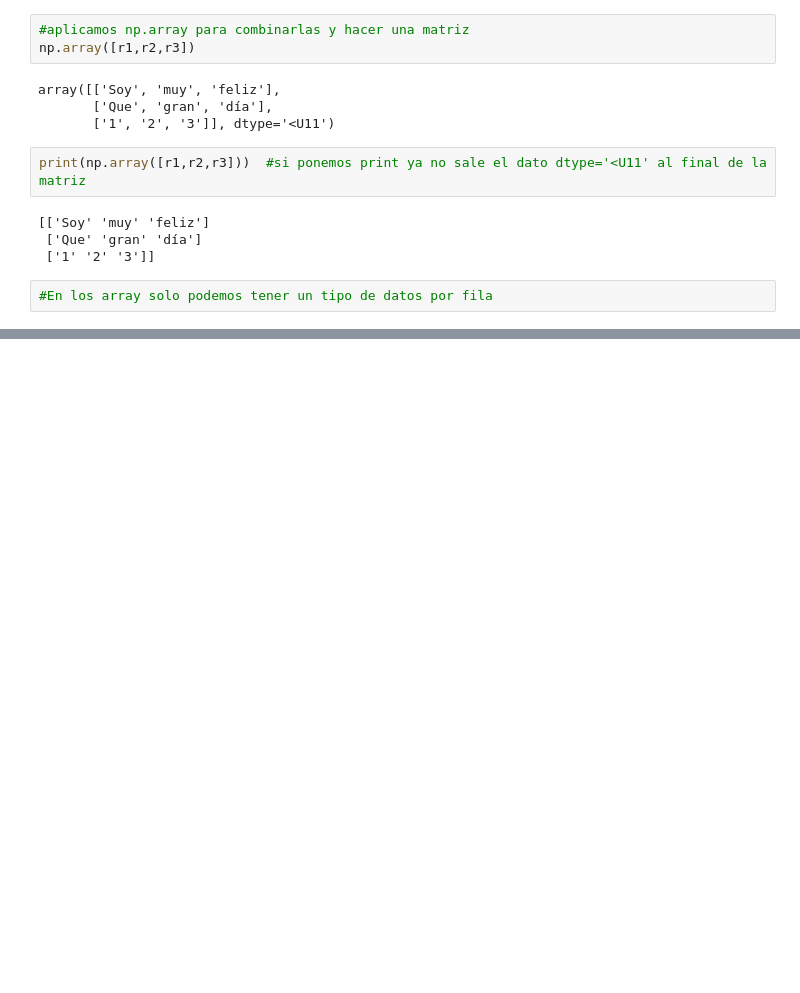
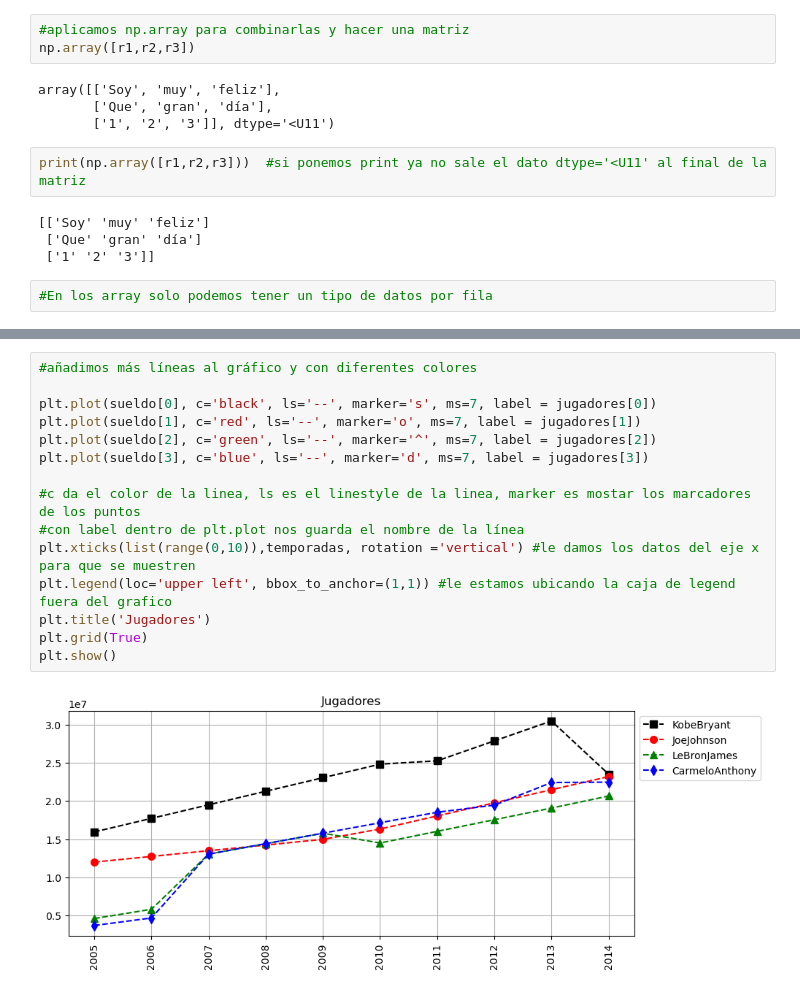
Before and after one commit to mirsha08/Python-para-Data-Science, a Jupyter notebook: 04.1-Matrices.ipynb, the cells around one changed output, grey strips where cells are left out. Cells and saved outputs as stored; diff of their text form; blank space fills up the shorter version.

```diff
--- a/04.1-Matrices.ipynb
+++ b/04.1-Matrices.ipynb
@@ -134,0 +339,17 @@ print(np.array([r1,r2,r3]))  #si ponemos print ya no sale el dato dtype='<U11' a
+# %%
+#añadimos más líneas al gráfico y con diferentes colores
+
+plt.plot(sueldo[0], c='black', ls='--', marker='s', ms=7, label = jugadores[0])
+plt.plot(sueldo[1], c='red', ls='--', marker='o', ms=7, label = jugadores[1])
+plt.plot(sueldo[2], c='green', ls='--', marker='^', ms=7, label = jugadores[2])
+plt.plot(sueldo[3], c='blue', ls='--', marker='d', ms=7, label = jugadores[3])
+
+#c da el color de la linea, ls es el linestyle de la linea, marker es mostar los marcadores de los puntos
+#con label dentro de plt.plot nos guarda el nombre de la línea
+plt.xticks(list(range(0,10)),temporadas, rotation ='vertical') #le damos los datos del eje x para que se muestren
+plt.legend(loc='upper left', bbox_to_anchor=(1,1)) #le estamos ubicando la caja de legend fuera del grafico
+plt.title('Jugadores')
+plt.grid(True)
+plt.show()
+# %% [output]
+[figure, added]
```
Also changed, not shown: parts of 32 cells of this notebook.
